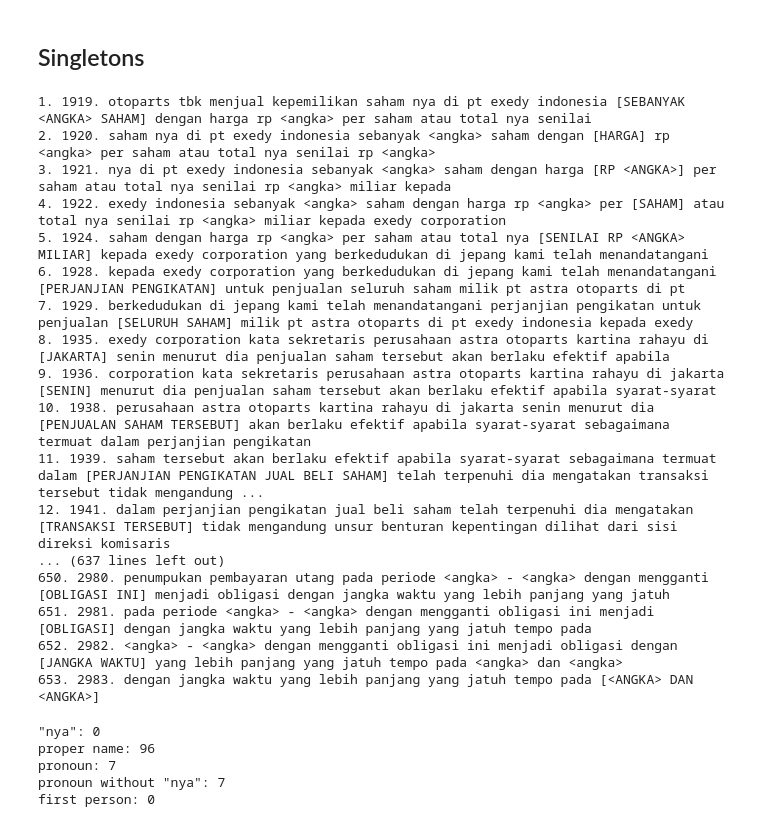
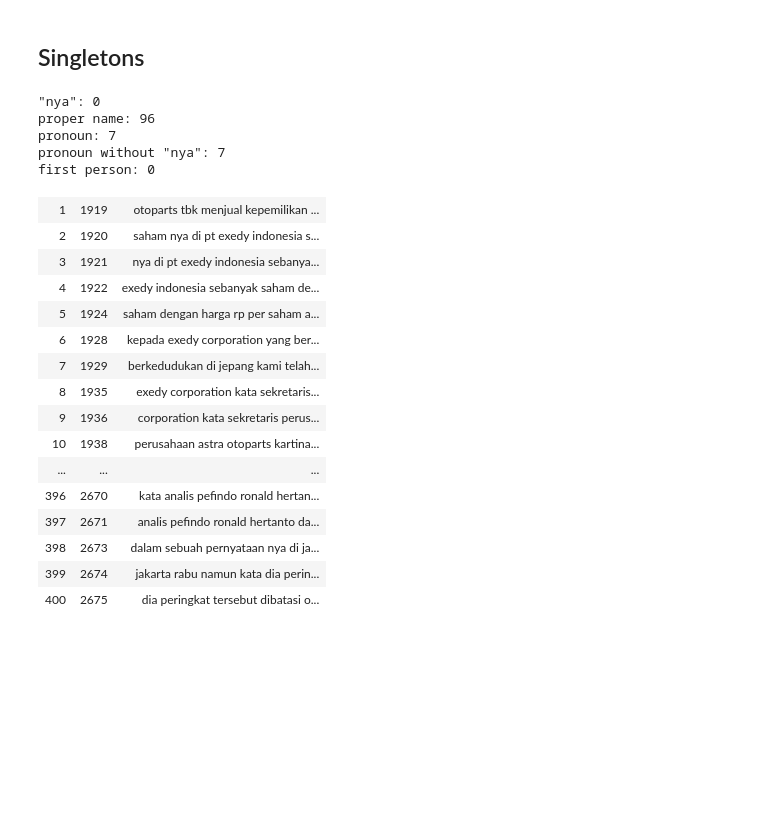
Before and after one commit to tugas-akhir-nlp/indonesian-coreference-resolution-cnn, a Jupyter notebook: singleton classifier analysis.ipynb, the cells around one changed output. Cells and saved outputs as stored; diff of their text form; code cells hidden in the pictures; blank space fills up the shorter version.

```diff
--- a/singleton classifier analysis.ipynb
+++ b/singleton classifier analysis.ipynb
@@ -172,27 +179,6 @@ first person: 0
 # %%
 true_positives = right_predicted_markables[right_predicted_markables['is_singleton'].map(lambda x: x[0]) == 0]
 true_positive_texts = [get_markable(idx) for idx in true_positives['id']]
-# %%
-for i, idx, true_positive_text in zip(range(1, len(true_positives) + 1), true_positives['id'], true_positive_texts):
-    print(f'{i}. {idx}. {true_positive_text}')
-# %% [output]
-1. 1919. otoparts tbk menjual kepemilikan saham nya di pt exedy indonesia [SEBANYAK <ANGKA> SAHAM] dengan harga rp <angka> per saham atau total nya senilai
-2. 1920. saham nya di pt exedy indonesia sebanyak <angka> saham dengan [HARGA] rp <angka> per saham atau total nya senilai rp <angka>
-3. 1921. nya di pt exedy indonesia sebanyak <angka> saham dengan harga [RP <ANGKA>] per saham atau total nya senilai rp <angka> miliar kepada
-4. 1922. exedy indonesia sebanyak <angka> saham dengan harga rp <angka> per [SAHAM] atau total nya senilai rp <angka> miliar kepada exedy corporation
-5. 1924. saham dengan harga rp <angka> per saham atau total nya [SENILAI RP <ANGKA> MILIAR] kepada exedy corporation yang berkedudukan di jepang kami telah menandatangani
-6. 1928. kepada exedy corporation yang berkedudukan di jepang kami telah menandatangani [PERJANJIAN PENGIKATAN] untuk penjualan seluruh saham milik pt astra otoparts di pt
-7. 1929. berkedudukan di jepang kami telah menandatangani perjanjian pengikatan untuk penjualan [SELURUH SAHAM] milik pt astra otoparts di pt exedy indonesia kepada exedy
-8. 1935. exedy corporation kata sekretaris perusahaan astra otoparts kartina rahayu di [JAKARTA] senin menurut dia penjualan saham tersebut akan berlaku efektif apabila
-9. 1936. corporation kata sekretaris perusahaan astra otoparts kartina rahayu di jakarta [SENIN] menurut dia penjualan saham tersebut akan berlaku efektif apabila syarat-syarat
-10. 1938. perusahaan astra otoparts kartina rahayu di jakarta senin menurut dia [PENJUALAN SAHAM TERSEBUT] akan berlaku efektif apabila syarat-syarat sebagaimana termuat dalam perjanjian pengikatan
-11. 1939. saham tersebut akan berlaku efektif apabila syarat-syarat sebagaimana termuat dalam [PERJANJIAN PENGIKATAN JUAL BELI SAHAM] telah terpenuhi dia mengatakan transaksi tersebut tidak mengandung ...
-12. 1941. dalam perjanjian pengikatan jual beli saham telah terpenuhi dia mengatakan [TRANSAKSI TERSEBUT] tidak mengandung unsur benturan kepentingan dilihat dari sisi direksi komisaris
-... (637 lines left out)
-650. 2980. penumpukan pembayaran utang pada periode <angka> - <angka> dengan mengganti [OBLIGASI INI] menjadi obligasi dengan jangka waktu yang lebih panjang yang jatuh
-651. 2981. pada periode <angka> - <angka> dengan mengganti obligasi ini menjadi [OBLIGASI] dengan jangka waktu yang lebih panjang yang jatuh tempo pada
-652. 2982. <angka> - <angka> dengan mengganti obligasi ini menjadi obligasi dengan [JANGKA WAKTU] yang lebih panjang yang jatuh tempo pada <angka> dan <angka>
-653. 2983. dengan jangka waktu yang lebih panjang yang jatuh tempo pada [<ANGKA> DAN <ANGKA>]
 # %%
 data_to_analyze =  true_positives
 
@@ -207,3 +193,28 @@ proper name: 96
 pronoun: 7
 pronoun without "nya": 7
 first person: 0
+# %%
+data_to_analyze, text_data_to_analyze = true_positives, true_positive_texts
+
+display(HTML(tabulate([
+    [i, idx, text]
+    for i, idx, text
+    in zip(range(1, len(data_to_analyze) + 1), data_to_analyze['id'], text_data_to_analyze)
+], tablefmt='html')))
+# %% [output]
+| 1 | 1919 | otoparts tbk menjual kepemilikan ... |
+| 2 | 1920 | saham nya di pt exedy indonesia s... |
+| 3 | 1921 | nya di pt exedy indonesia sebanya... |
+| 4 | 1922 | exedy indonesia sebanyak saham de... |
+| 5 | 1924 | saham dengan harga rp per saham a... |
+| 6 | 1928 | kepada exedy corporation yang ber... |
+| 7 | 1929 | berkedudukan di jepang kami telah... |
+| 8 | 1935 | exedy corporation kata sekretaris... |
+| 9 | 1936 | corporation kata sekretaris perus... |
+| 10 | 1938 | perusahaan astra otoparts kartina... |
+| ... | ... | ... |
+| 396 | 2670 | kata analis pefindo ronald hertan... |
+| 397 | 2671 | analis pefindo ronald hertanto da... |
+| 398 | 2673 | dalam sebuah pernyataan nya di ja... |
+| 399 | 2674 | jakarta rabu namun kata dia perin... |
+| 400 | 2675 | dia peringkat tersebut dibatasi o... |
```
Also changed, not shown: parts of 8 cells of this notebook.
